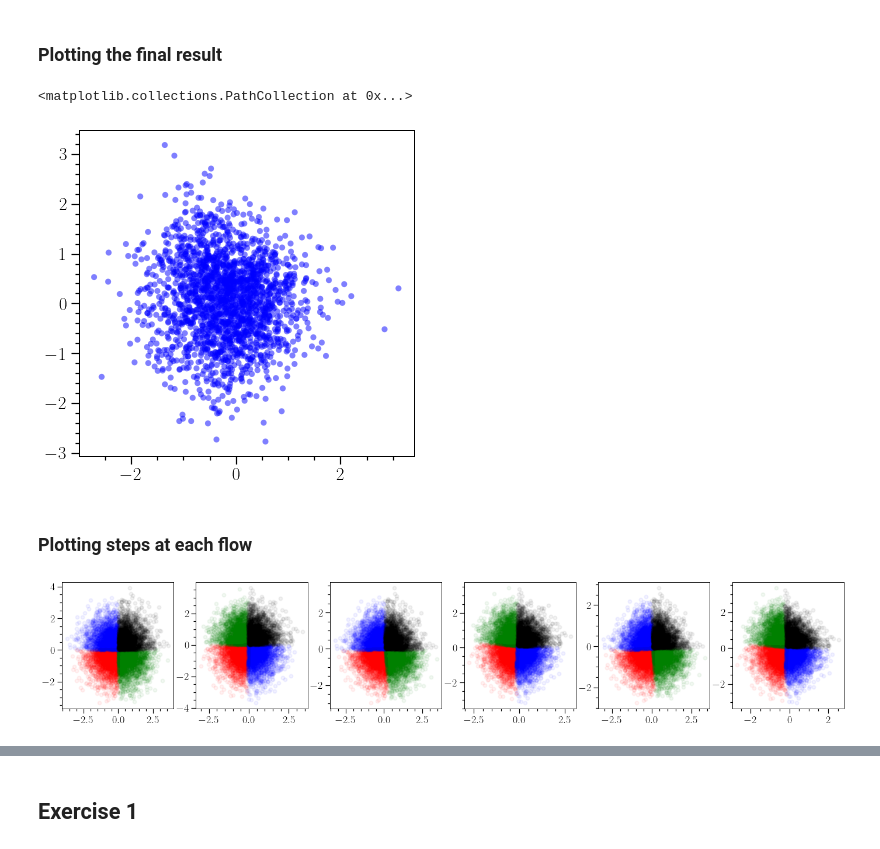
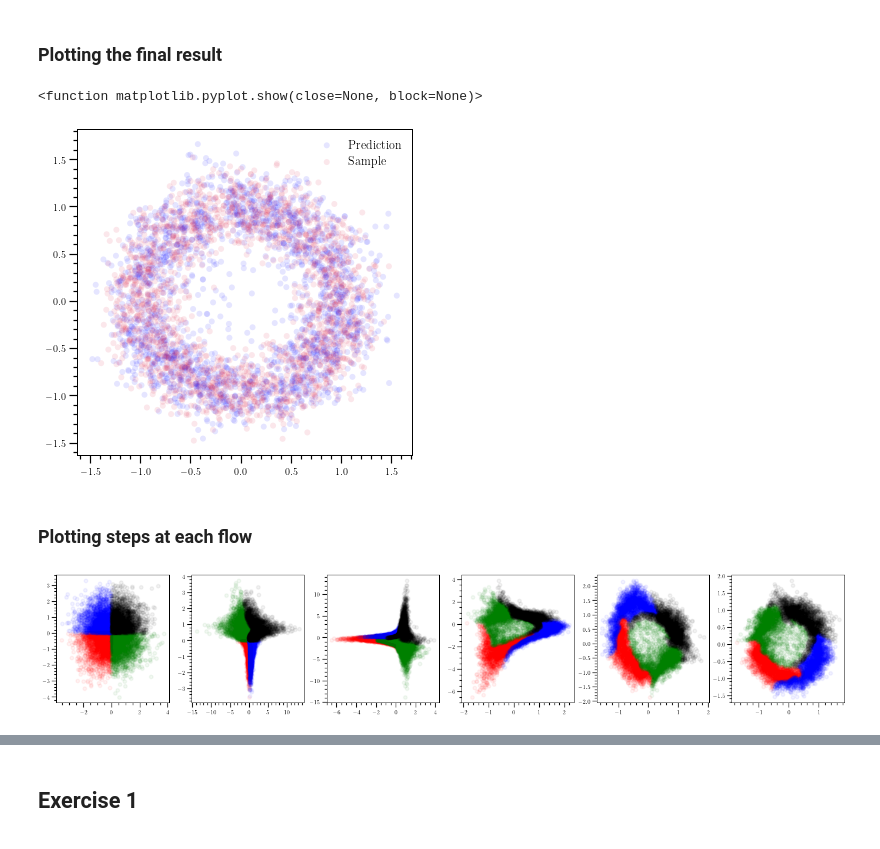
Before and after one commit to Harvard-Neutrino/Neutrino-Sky-Power-Spectrum, a Jupyter notebook: NormalizingFlows.ipynb, the cells around one changed output, grey strips where cells are left out. Drawn from its saved outputs; the diff is of its cells as text; code cells hidden in the pictures.

Commit message:
working normalizing flows, except 3d exercise 2 case in progress

```diff
--- a/NormalizingFlows.ipynb
+++ b/NormalizingFlows.ipynb
@@ -5,7 +5,7 @@ import numpy as np
 import matplotlib as mpl
 import matplotlib.pyplot as plt #plotting package
 import scipy.stats as stats #statistical distributions
-#plt.style.use('/Users/barbaraskrzypek/Documents/IceCube/LVNeutrinos/LV/paper2.mplstyle') #formatting for plotsv
+plt.style.use(r"C:\Users\Christian\Documents\Neutrinos\Neutrino-Sky-Power-Spectrum\paper.mplstype") #formatting for plotsv
 # %%
 import torch
 import torch.nn as nn
@@ -92,7 +93,7 @@ class NormalizingFlow(nn.Module):
         Inverse of g.'''
         z, sum_log_abs_det = x, torch.ones(x.size(0)).to(x.device)
         for flow in self.flows:
-            a, log_abs_det = flow.f(z)
+            z, log_abs_det = flow.f(z)
             sum_log_abs_det += log_abs_det
 
         return z, sum_log_abs_det
@@ -243,12 +244,13 @@ plt.show()
 ### Setting the Hyperparameters
 # %%
 target_data = torch.from_numpy(arr.T).float()
+device = torch.device("cuda" if torch.cuda.is_available() else "cpu")
 
 def simple_model(device = 'cpu'):
     return affine_coupling_flows(
         data_dim = target_data.size()[1],
         hidden_dim = 100,
-        num_hidden = 2,
+        num_hidden = 1,
         num_flows = 5,
         num_params = 2,
         device = device
@@ -309,9 +311,9 @@ def train_new_model(data, num_epochs, args):
 
     return model, loss
 # %%
-args = {'lr_decay_interval': 20,
-        'lr_decay_rate': .01,
-        'lr': 1e-6}
+args = {'lr_decay_interval': 100,
+        'lr_decay_rate': .3,
+        'lr': 1e-3}
 
 device = 'cpu'
 train_with_args = partial(train_new_model, num_epochs = 100, args = args)
@@ -324,10 +326,13 @@ Training Results - Epoch: 100 Avg train loss: 0.88
 # %%
 fig, ax = plt.subplots(figsize = (6,6))
 prediction = model.sample(num_samples = 2000)
-plt.scatter(prediction[:,0],prediction[:,1],color = 'blue',edgecolor = 'none', label = 'Prediction',alpha = 0.5)
+plt.scatter(prediction[:,0],prediction[:,1], alpha=0.1, color = 'blue',edgecolor = 'none', label = 'Prediction')
+plt.scatter(arr[0],arr[1],alpha = 0.1, color = 'crimson', edgecolor = 'none', label = 'Sample')
+plt.legend()
+plt.show
 # %% [output]
-<matplotlib.collections.PathCollection at 0x...>
+<function matplotlib.pyplot.show(close=None, block=None)>
-[figure, old version]
+[figure, new version]
 # %% [markdown]
 ### Plotting steps at each flow
 # %%
@@ -346,4 +351,4 @@ for i in range(len(steps)):
     arr[i].scatter(X1[idx, 0], X1[idx, 1], color='black',alpha = 0.05)
     #arr[i].set_title("{}".format(model.flows[i]))
 # %% [output]
-[figure, old version]
+[figure, new version]
```
Also changed, not shown: parts of 33 cells of this notebook.
